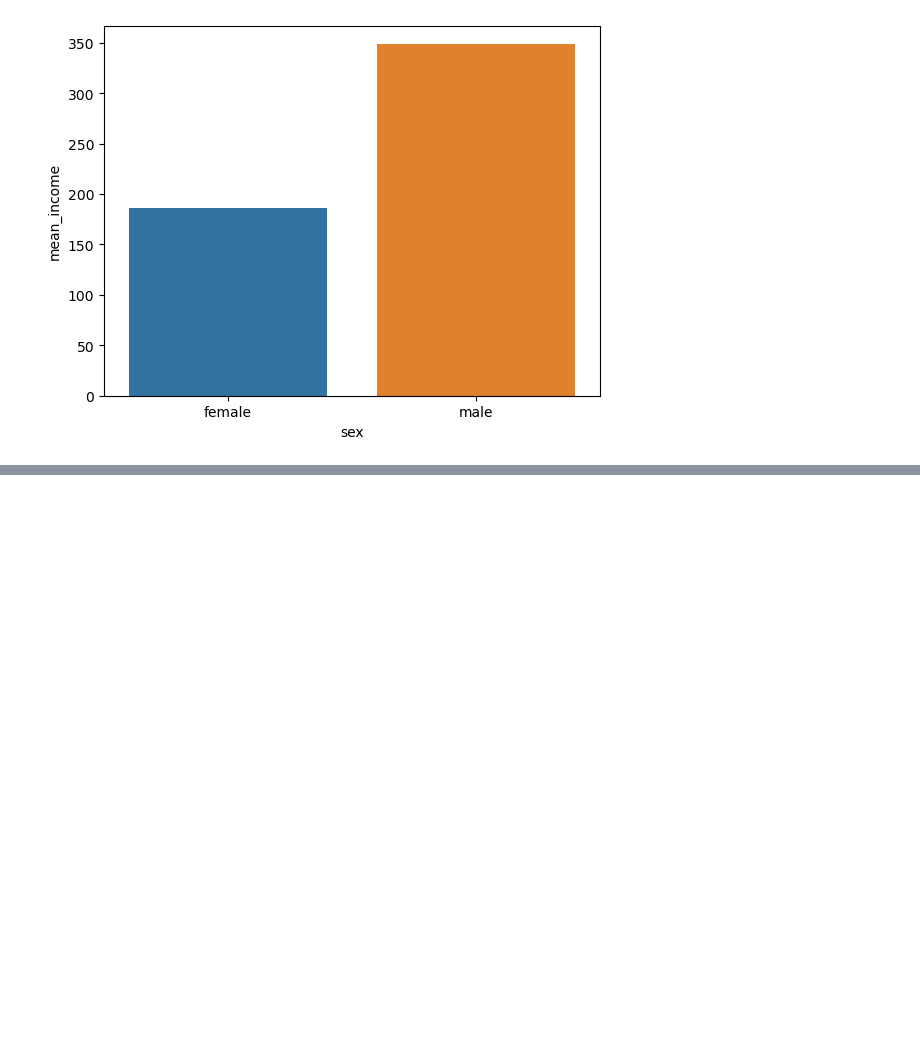
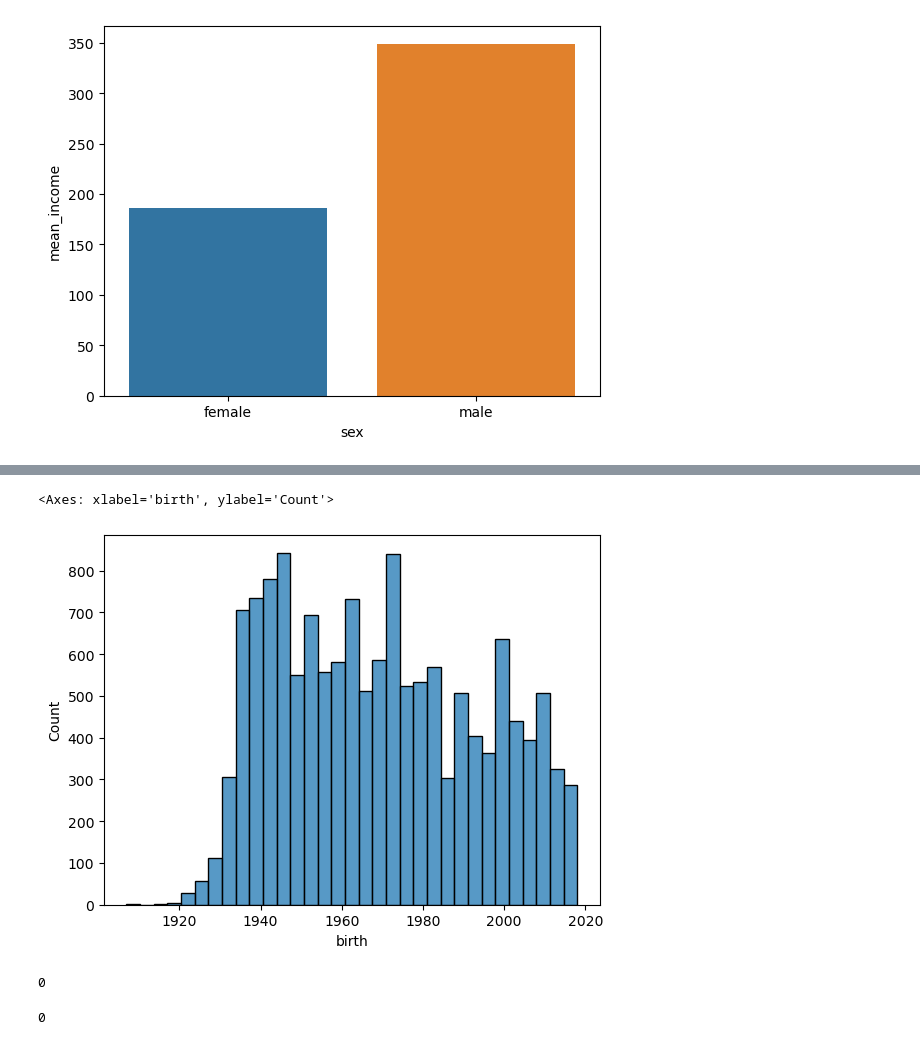
Before and after one commit to al0214/Hoseo, a Jupyter notebook: DataAnalysiIntroduction/ KoreaWelfarePanel.ipynb, the cells around one changed output, grey strips where cells are left out. Cells and saved outputs as stored; diff of their text form; code cells hidden in the pictures; blank space fills up the shorter version.

```diff
--- a/DataAnalysiIntroduction/ KoreaWelfarePanel.ipynb
+++ b/DataAnalysiIntroduction/ KoreaWelfarePanel.ipynb
@@ -154,0 +173,9 @@ sns.barplot(data = sex_income, x='sex', y='mean_income')
+# %%
+sns.histplot(data=welfare, x='birth')
+# %% [output]
+<Axes: xlabel='birth', ylabel='Count'>
+[figure, added]
+# %%
+welfare['birth'].isna().sum()
+# %% [output]
+0
@@ -154,0 +184,4 @@ sns.barplot(data = sex_income, x='sex', y='mean_income')
+# %%
+welfare['birth'].isna().sum()
+# %% [output]
+0
```
Also changed, not shown: parts of 18 cells of this notebook.
